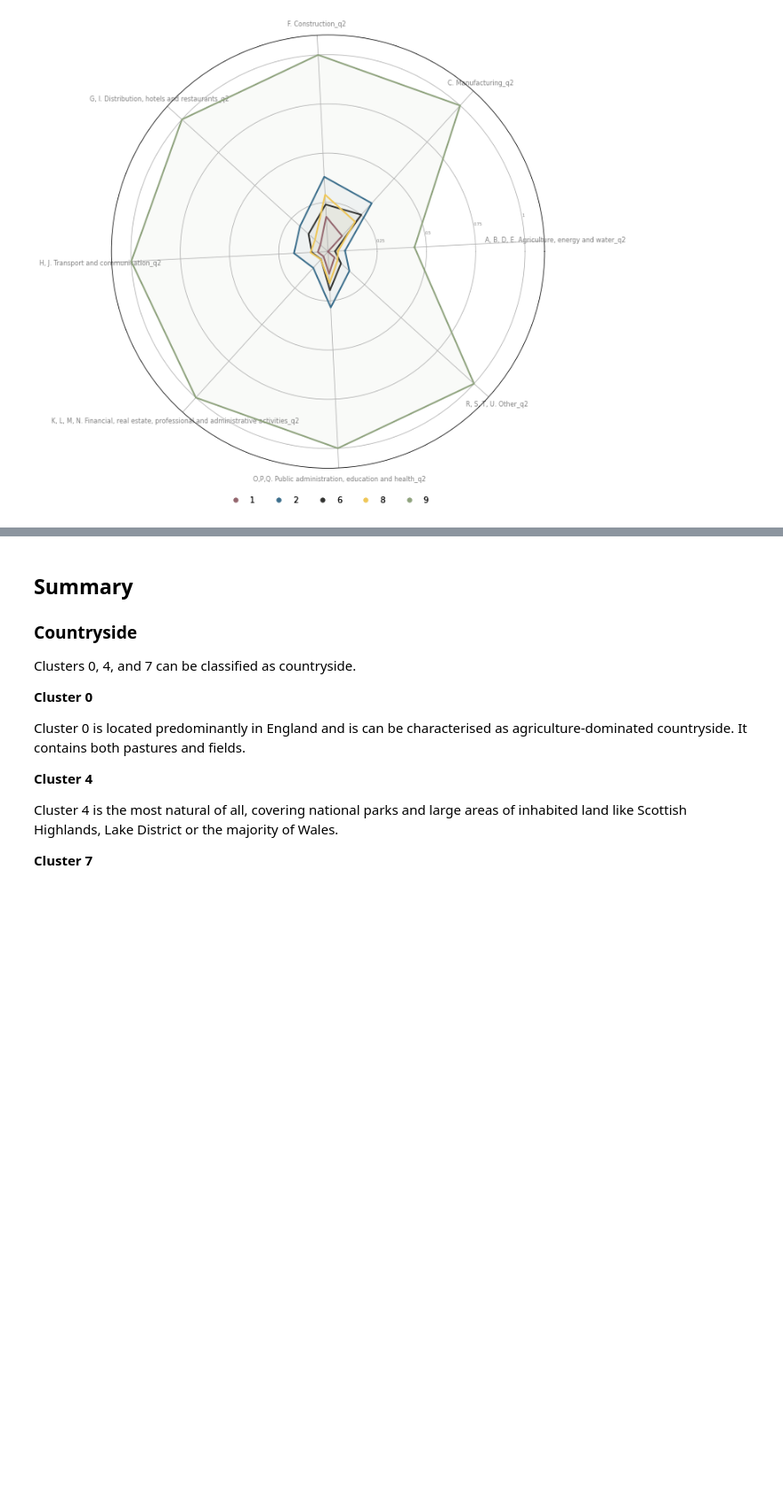
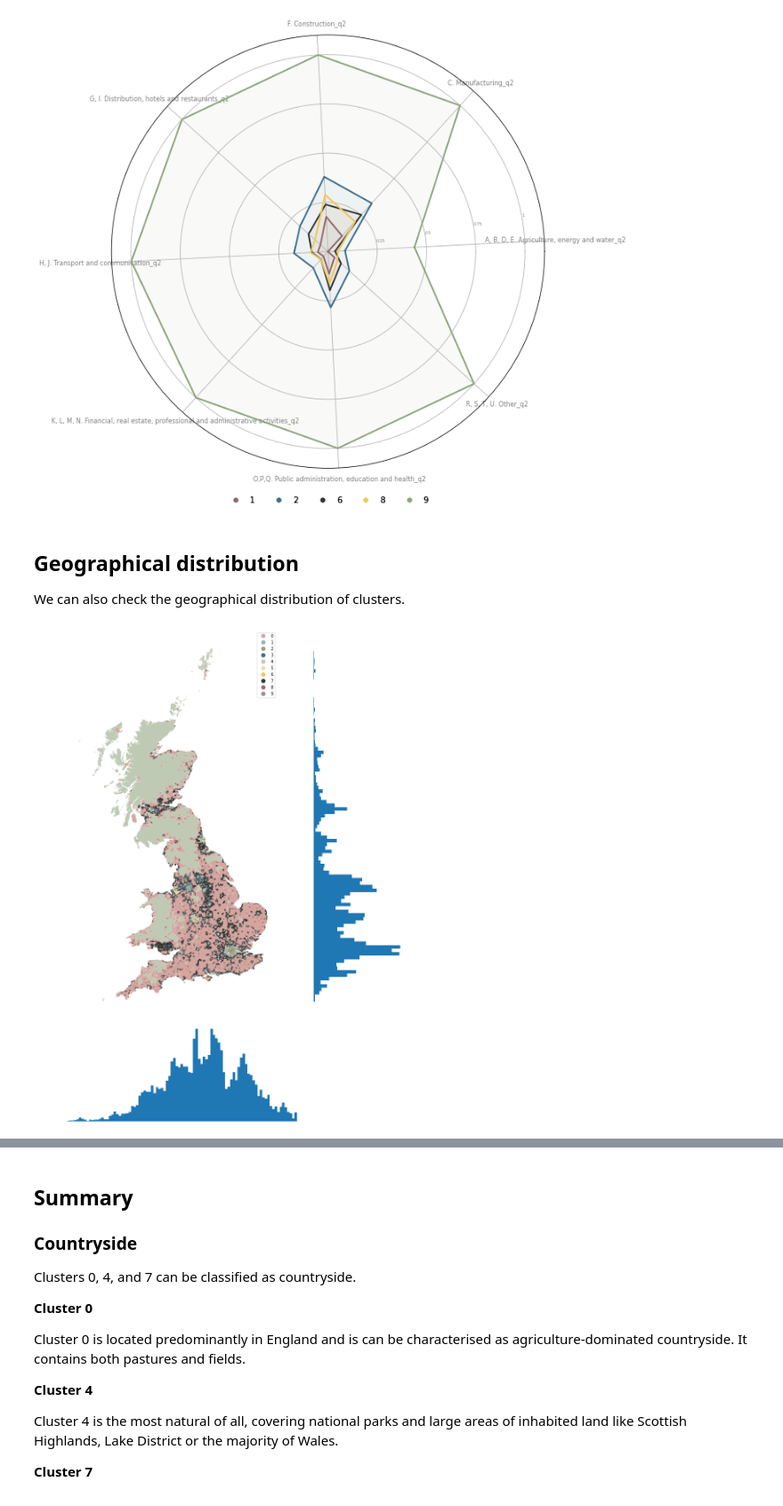
Before and after one commit to urbangrammarai/spatial_signatures, a Jupyter notebook: clusters/exploration_of_signatures.ipynb, the cells around one changed output, grey strips where cells are left out. Shown at 89% size. Saved outputs shown, nothing was run; the diff lists cells and outputs as text; code cells hidden in the pictures; blank space fills up the shorter version.

```diff
--- a/clusters/exploration_of_signatures.ipynb
+++ b/clusters/exploration_of_signatures.ipynb
@@ -363,3 +364,46 @@ ax.add_artist(leg_points)
 # %% [output]
 <matplotlib.legend.Legend at 0x...>
 [figure]
+# %% [markdown]
+## Geographical distribution
+
+We can also check the geographical distribution of clusters.
+# %%
+spsig = gpd.read_parquet(f"../../urbangrammar_samba/spatial_signatures/signatures/signatures_KMeans10_GB_simplified.pq")
+# %%
+cmap = ugg.get_colormap(10, randomize=True)
+# %%
+token = ""
+
+ax = spsig.plot("kmeans10gb", ax=axs['A'], zorder=1, linewidth=0, edgecolor='w', alpha=1, legend=True, cmap=cmap, categorical=True)
+# ctx.add_basemap(ax, crs=27700, source=ugg.get_tiles('roads', token), zorder=2, alpha=.3)
+# ctx.add_basemap(ax, crs=27700, source=ugg.get_tiles('labels', token), zorder=3, alpha=1)
+# ctx.add_basemap(ax, crs=27700, source=ugg.get_tiles('background', token), zorder=-1, alpha=1)
+ax.set_axis_off()
+
+# plt.savefig(f"../../urbangrammar_samba/spatial_signatures/signatures/signatures_KMeans10_GB.png")
+# %%
+centroid = spsig.centroid
+x = centroid.x
+y = centroid.y
+# %%
+f = plt.figure(
+    constrained_layout=True, figsize=(12, 16)
+)
+axs = f.subplot_mosaic(
+    """
+    AAAB
+    AAAB
+    AAAB
+    AAAB
+    CCCD
+    """,
+)
+
+spsig.plot("kmeans10gb", ax=axs['A'], zorder=1, linewidth=0, edgecolor='w', alpha=1, legend=True, cmap=cmap, categorical=True)
+x.plot.hist(bins=100, ax=axs["C"])
+y.plot.hist(bins=100, orientation="horizontal", ax=axs["B"])
+for ax in axs.values():
+    ax.set_axis_off()
+# %% [output]
+[figure, added]
```
Also changed, not shown: parts of 5 cells of this notebook, 11 other files.
